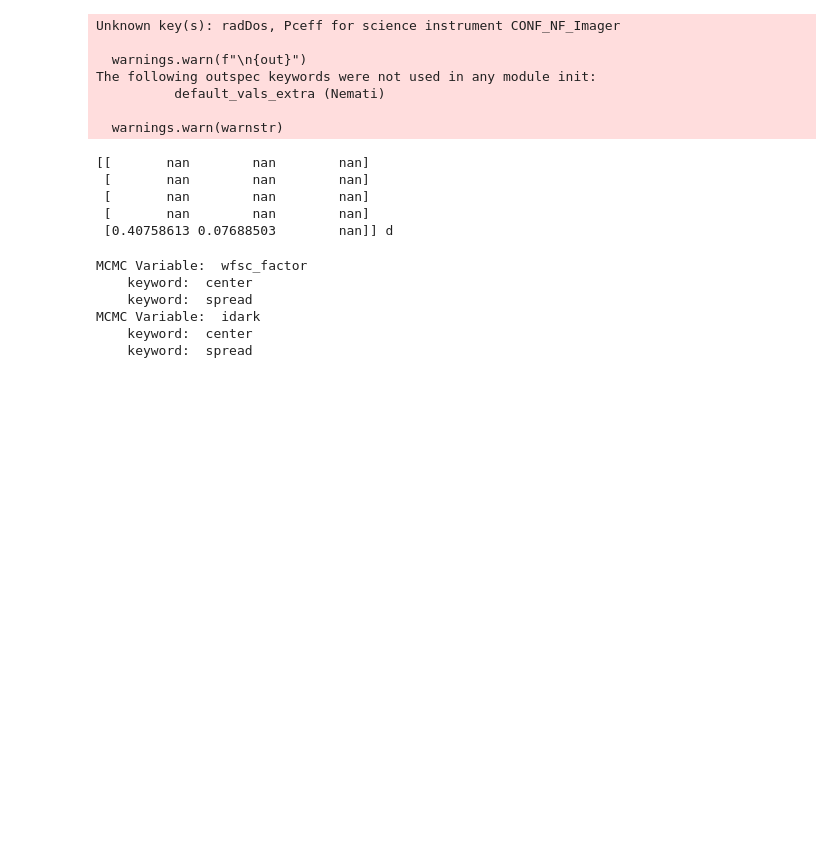
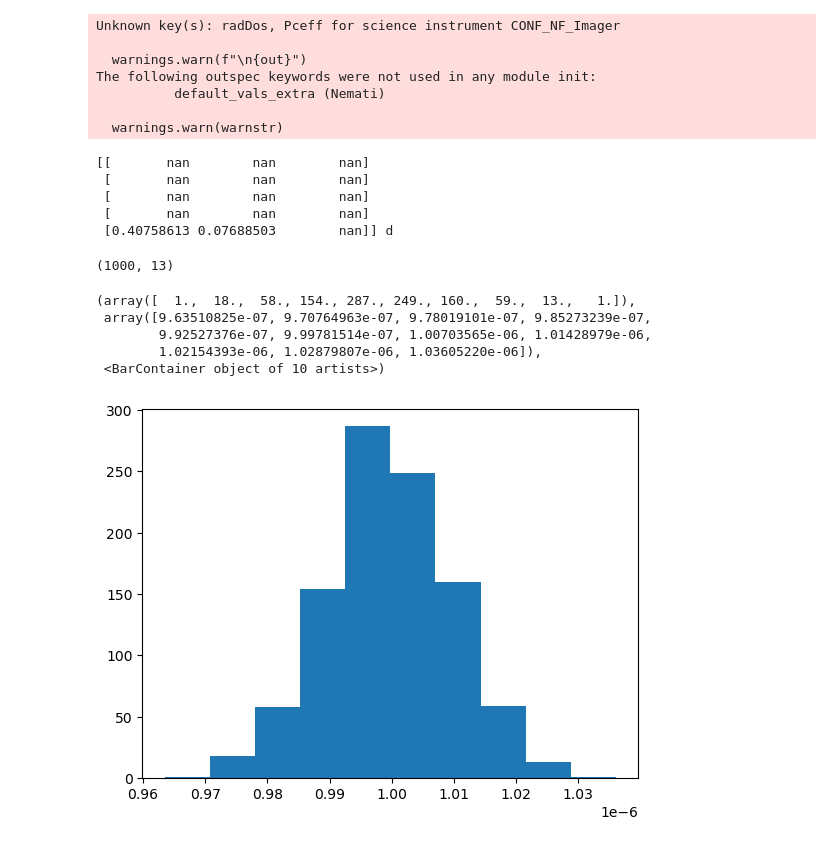
Before and after one commit to chen-pin/ebs, a Jupyter notebook: scratchpad.ipynb, the cells around one changed output. Cells and saved outputs as stored; diff of their text form; code cells hidden in the pictures; blank space fills up the shorter version.

Commit message:
Add method to generate initial walker positions

```diff
--- a/scratchpad.ipynb
+++ b/scratchpad.ipynb
@@ -49,11 +50,17 @@ print(ebt.int_time)
  [       nan        nan        nan]
  [0.40758613 0.07688503        nan]] d
 # %%
-ebt.initialize_walkers()
+positions = ebt.initialize_walkers()
-# %% [output]
-MCMC Variable:  wfsc_factor
-    keyword:  center
-    keyword:  spread
-MCMC Variable:  idark
-    keyword:  center
-    keyword:  spread
+# %%
+print(positions.shape)
+# %% [output]
+(1000, 13)
+# %%
+plt.hist(positions[:, 0])
+# %% [output]
+(array([  1.,  18.,  58., 154., 287., 249., 160.,  59.,  13.,   1.]),
+ array([9.63510825e-07, 9.70764963e-07, 9.78019101e-07, 9.85273239e-07,
+        9.92527376e-07, 9.99781514e-07, 1.00703565e-06, 1.01428979e-06,
+        1.02154393e-06, 1.02879807e-06, 1.03605220e-06]),
+ <BarContainer object of 10 artists>)
+[figure, added]
```
Also changed, not shown: parts of 9 cells of this notebook, 2 other files.
